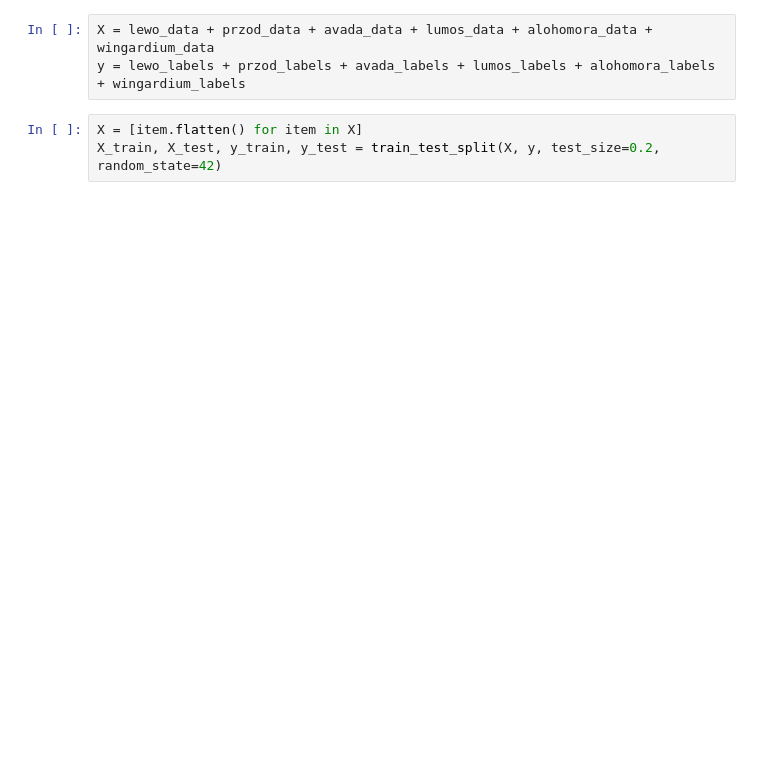
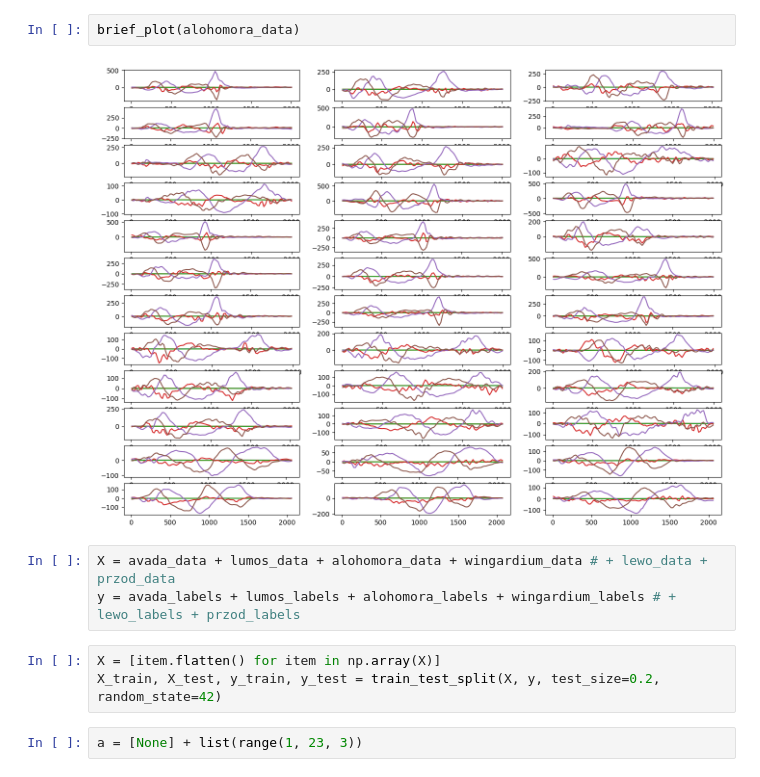
Before and after one commit to Olsonikk/MagicWand, a Jupyter notebook: ML.ipynb, the cells around one changed output. Saved outputs shown, nothing was run; the diff lists cells and outputs as text; blank space fills up the shorter version.

```diff
--- a/ML.ipynb
+++ b/ML.ipynb
@@ -27,6 +41,12 @@ wingardium_data, wingardium_labels = load_data_from_directory('wingardium')
+# %%
+brief_plot(alohomora_data)
+# %% [output]
+[figure, added]
 # %%
-X = lewo_data + przod_data + avada_data + lumos_data + alohomora_data + wingardium_data
-y = lewo_labels + przod_labels + avada_labels + lumos_labels + alohomora_labels + wingardium_labels
+X = avada_data + lumos_data + alohomora_data + wingardium_data # + lewo_data + przod_data
+y = avada_labels + lumos_labels + alohomora_labels + wingardium_labels # + lewo_labels + przod_labels
-# %%
-X = [item.flatten() for item in X]
-X_train, X_test, y_train, y_test = train_test_split(X, y, test_size=0.2, random_state=42)
+# %%
+X = [item.flatten() for item in np.array(X)]
+X_train, X_test, y_train, y_test = train_test_split(X, y, test_size=0.2, random_state=42)
+# %%
+a = [None] + list(range(1, 23, 3))
```
Also changed, not shown: parts of 14 cells of this notebook.
